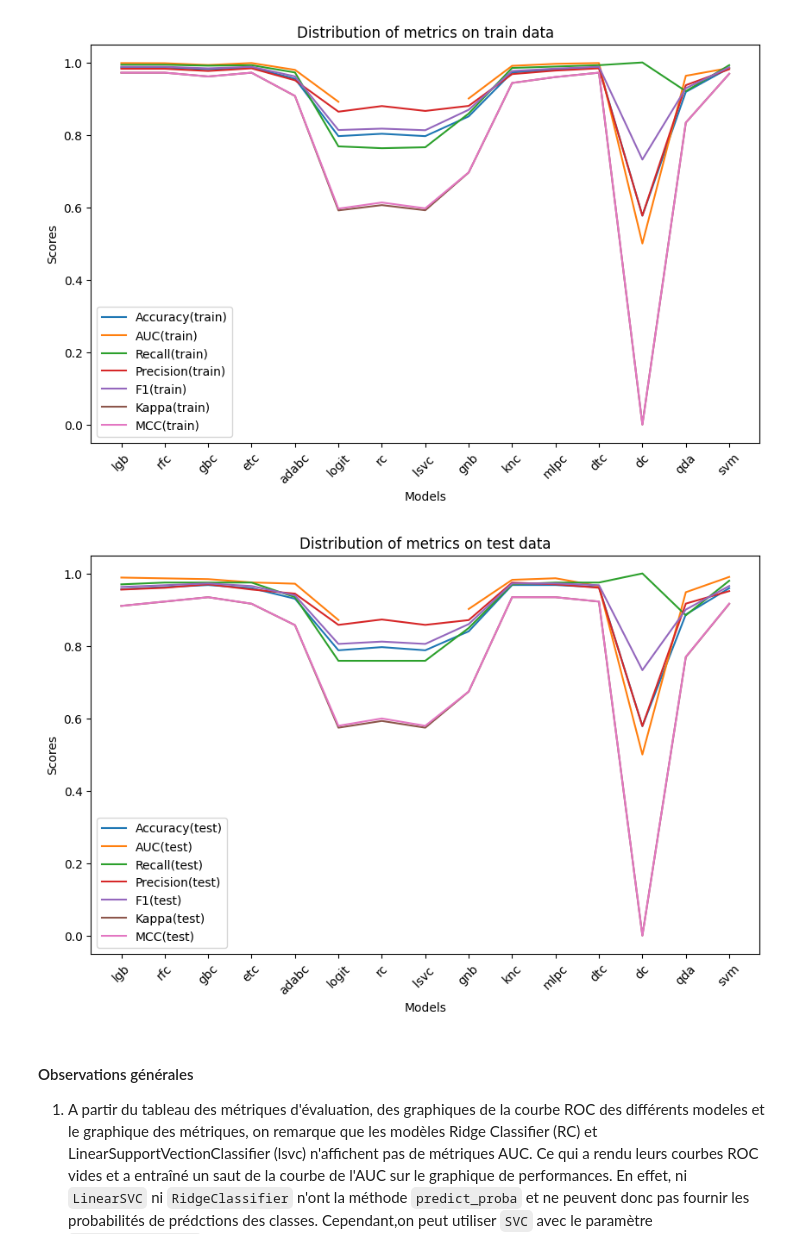
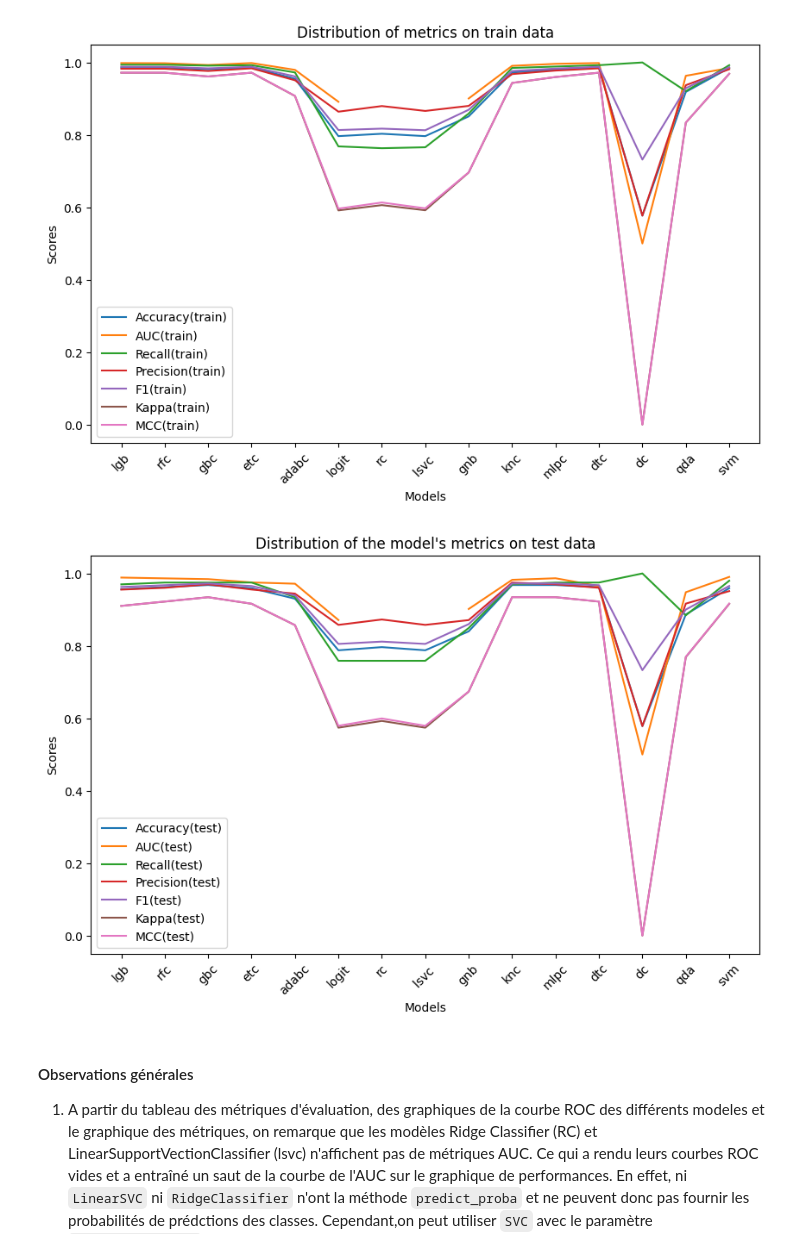
Before and after one commit to KokouNoe/muscoloskeletal_disorder_prediction, a Jupyter notebook: TMC_prediction.ipynb, the cells around one changed output. Drawn from its saved outputs; the diff is of its cells as text; code cells hidden in the pictures.

```diff
--- a/TMC_prediction.ipynb
+++ b/TMC_prediction.ipynb
@@ -397,17 +397,17 @@ plt.show()
 # %%
 # Tracé du graphique
 plt.figure(figsize=(10, 6))
 for metric in df_results.columns:
     plt.plot(df_results.index, df_results[metric], label=metric)
     #plt.plot(df_results_train.index,df_results_train[metric],label=metric,linestyle='--')
 plt.xticks(rotation=45)
 plt.xlabel('Models')
 plt.ylabel('Scores')
 plt.legend()
-plt.title('Distribution of metrics on test data')
+plt.title("Distribution of the model's metrics on test data")
 plt.show()
 # %% [output]
-[figure, old version]
+[figure, new version]
 # %% [markdown]
 #### Observations générales
 
```
Also changed, not shown: parts of 2 cells of this notebook, 1 other file.
